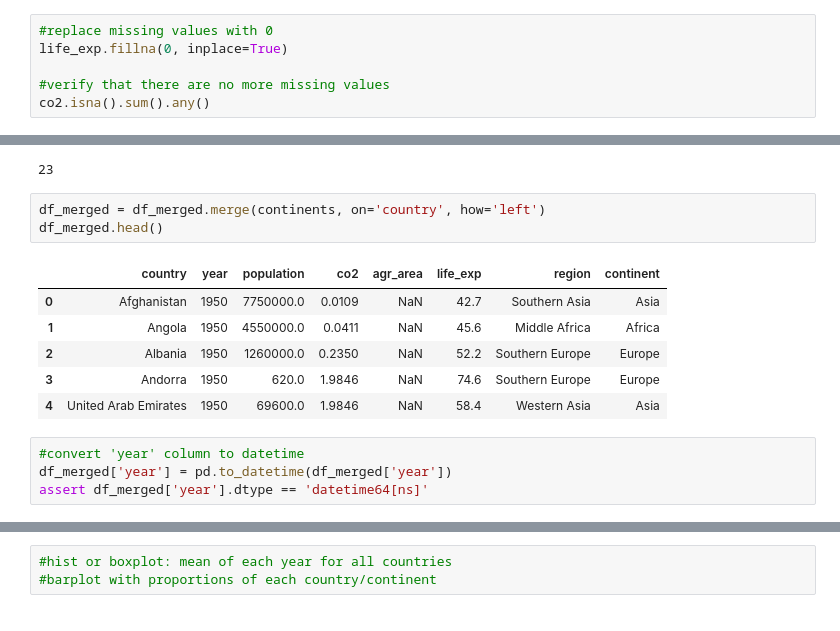
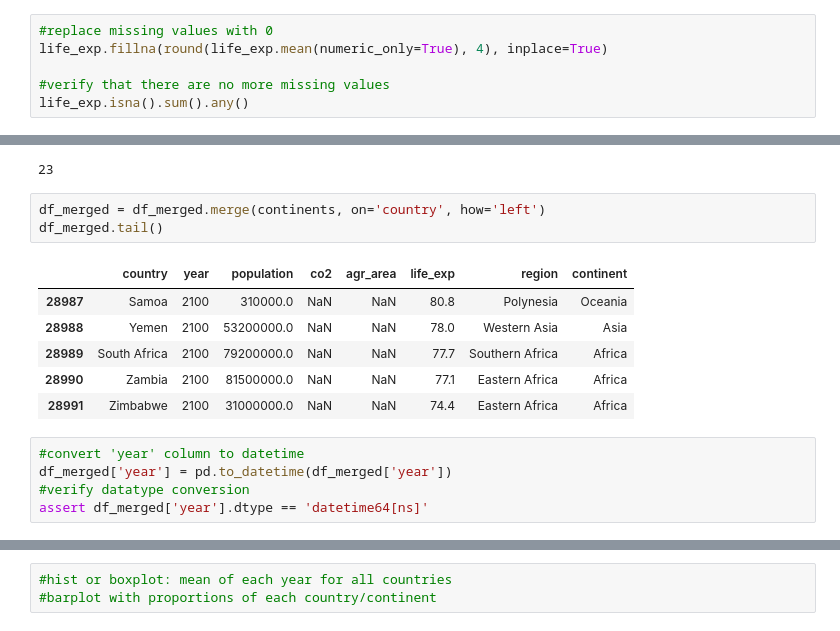
Before and after one commit to tabby42/gapminder_project, a Jupyter notebook: investigate_gapminderdata.ipynb, the cells around one changed output, grey strips where cells are left out. Saved outputs shown, nothing was run; the diff lists cells and outputs as text.

```diff
--- a/investigate_gapminderdata.ipynb
+++ b/investigate_gapminderdata.ipynb
@@ -343,9 +372,9 @@ I use pandas `fillna()` function to replace the NaN values with zeros.
 # %%
 #replace missing values with 0
-life_exp.fillna(0, inplace=True)
+life_exp.fillna(round(life_exp.mean(numeric_only=True), 4), inplace=True)
 
 #verify that there are no more missing values
-co2.isna().sum().any()
+life_exp.isna().sum().any()
 # %% [output]
 False
 # %% [markdown]
@@ -438,15 +461,16 @@ len(continents.region.unique())
 23
 # %%
 df_merged = df_merged.merge(continents, on='country', how='left')
-df_merged.head()
+df_merged.tail()
 # %% [output]
 |  | country | year | population | co2 | agr_area | life_exp | region | continent |
-| 0 | Afghanistan | 1950 | 7750000.0 | 0.0109 | NaN | 42.7 | Southern Asia | Asia |
-| 1 | Angola | 1950 | 4550000.0 | 0.0411 | NaN | 45.6 | Middle Africa | Africa |
-| 2 | Albania | 1950 | 1260000.0 | 0.2350 | NaN | 52.2 | Southern Europe | Europe |
-| 3 | Andorra | 1950 | 620.0 | 1.9846 | NaN | 74.6 | Southern Europe | Europe |
-| 4 | United Arab Emirates | 1950 | 69600.0 | 1.9846 | NaN | 58.4 | Western Asia | Asia |
+| 28987 | Samoa | 2100 | 310000.0 | NaN | NaN | 80.8 | Polynesia | Oceania |
+| 28988 | Yemen | 2100 | 53200000.0 | NaN | NaN | 78.0 | Western Asia | Asia |
+| 28989 | South Africa | 2100 | 79200000.0 | NaN | NaN | 77.7 | Southern Africa | Africa |
+| 28990 | Zambia | 2100 | 81500000.0 | NaN | NaN | 77.1 | Eastern Africa | Africa |
+| 28991 | Zimbabwe | 2100 | 31000000.0 | NaN | NaN | 74.4 | Eastern Africa | Africa |
 # %%
 #convert 'year' column to datetime
 df_merged['year'] = pd.to_datetime(df_merged['year'])
+#verify datatype conversion
 assert df_merged['year'].dtype == 'datetime64[ns]'
```
Also changed, not shown: parts of 45 cells of this notebook, 1 other file.
